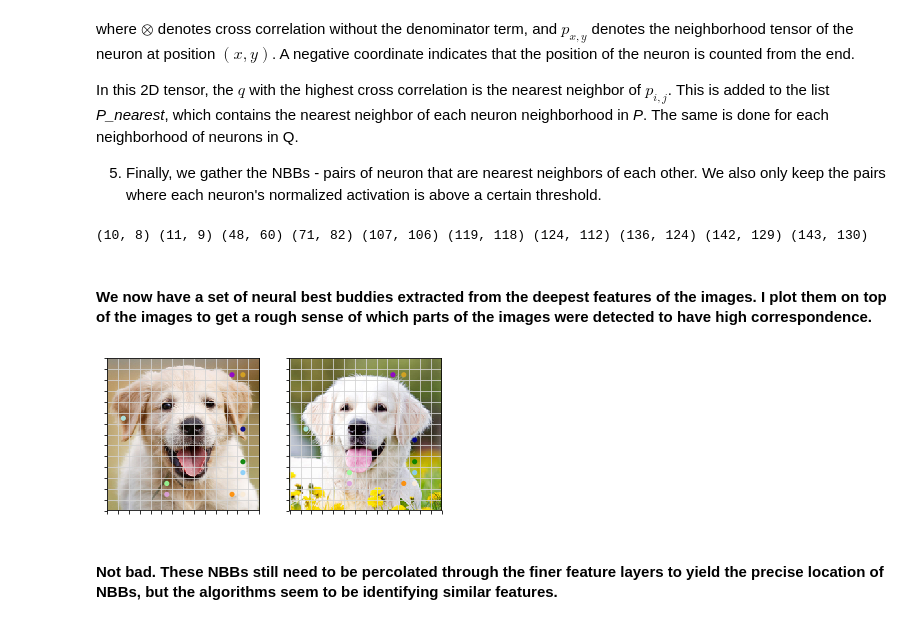
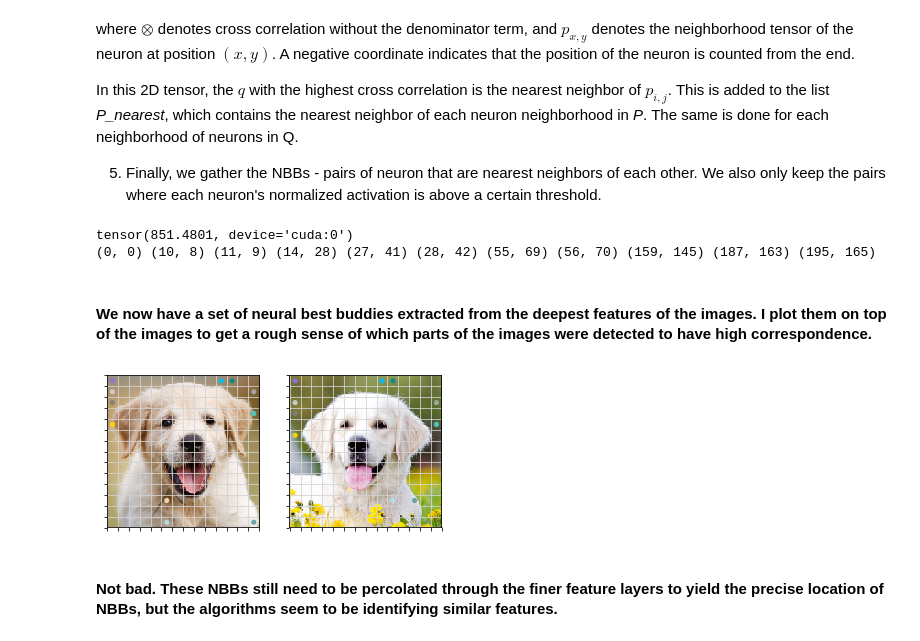
Before and after one commit to jackiexubm/NBB-Pytorch, a Jupyter notebook: neural_best_buddies.ipynb, the cells around one changed output. Drawn from its saved outputs; the diff is of its cells as text; code cells hidden in the pictures.

```diff
--- a/neural_best_buddies.ipynb
+++ b/neural_best_buddies.ipynb
@@ -125,7 +125,10 @@ class NeuralBestBuddies(torch.nn.Module):
 
     def _get_neighborhood(self, P, i, j, neigh_rad):
         # 2
-        return P.permute(1, 2, 0)[i - neigh_rad : i + neigh_rad + 1, j - neigh_rad : j + neigh_rad + 1].permute(2, 0, 1)
+        P = P.permute(1, 2, 0)
+        P_padded = torch.zeros((P.size()[0] + 2 * neigh_rad, P.size()[1] + 2 * neigh_rad, P.size()[2]))
+        P_padded[neigh_rad: -neigh_rad, neigh_rad: -neigh_rad] = P
+        return P_padded[i: i + 2 * neigh_rad + 1, j: j + 2 * neigh_rad + 1].permute(2, 0, 1)
 
     def forward(self, Ps, Qs, neigh_rad, gamma=0.05):
         """
@@ -147,23 +150,23 @@ class NeuralBestBuddies(torch.nn.Module):
 
         for P, Q in zip(Ps, Qs):
             #2
-            P_neigh_L2 = torch.empty((height-2*neigh_rad, width-2*neigh_rad))
-            Q_neigh_L2 = torch.empty((height-2*neigh_rad, width-2*neigh_rad))
-            for i in range(height-2*neigh_rad):
-                for j in range(width-2*neigh_rad):
-                    p_neigh = self._get_neighborhood(P, i + neigh_rad, j + neigh_rad, neigh_rad)
+            P_neigh_L2 = torch.ones((height, width))
+            Q_neigh_L2 = torch.ones((height, width))
+            for i in range(0, height):
+                for j in range(0, width):
+                    p_neigh = self._get_neighborhood(P, i, j, neigh_rad)
                     P_neigh_L2[i][j] = p_neigh.norm(2)
-                    q_neigh = self._get_neighborhood(Q, i + neigh_rad, j + neigh_rad, neigh_rad)
+                    q_neigh = self._get_neighborhood(Q, i, j, neigh_rad)
                     Q_neigh_L2[i][j] = q_neigh.norm(2)
             denom = (P_neigh_L2 * Q_neigh_L2).view(-1).cuda()
 
             P_nearest = []
             Q_nearest = []
-            for i in range(neigh_rad, height - neigh_rad):
-                for j in range(neigh_rad, width - neigh_rad):
+            for i in range(0, height):
+                for j in range(0, width):
                     p_neigh = self._get_neighborhood(P, i, j, neigh_rad)
                     # 1
-                    conv = torch.nn.Conv2d(n_channels, 1, neigh_rad * 2 + 1).cuda()
+                    conv = torch.nn.Conv2d(n_channels, 1, neigh_rad * 2 + 1, padding=neigh_rad).cuda()
                     conv.train(False)
                     conv.weight.data.copy_(p_neigh.unsqueeze(0))
                     p_cross_corrs = conv(Q.unsqueeze(0)).squeeze().view(-1)
@@ -172,7 +175,7 @@ class NeuralBestBuddies(torch.nn.Module):
                     P_nearest.append(p_cross_corrs.argmax())
 
                     q_neigh = self._get_neighborhood(Q, i, j, neigh_rad)
-                    conv = torch.nn.Conv2d(n_channels, 1, neigh_rad * 2 + 1).cuda()
+                    conv = torch.nn.Conv2d(n_channels, 1, neigh_rad * 2 + 1, padding=neigh_rad).cuda()
                     conv.train(False)
                     conv.weight.data.copy_(q_neigh.unsqueeze(0))
                     q_cross_corrs = conv(P.unsqueeze(0)).squeeze().view(-1)
@@ -180,12 +183,12 @@ class NeuralBestBuddies(torch.nn.Module):
                     Q_nearest.append(q_cross_corrs.argmax())
 
             # 5
-            P_L2 = P.clone().permute(1,2,0)[neigh_rad : -neigh_rad, neigh_rad : -neigh_rad].norm(2, 2).view(-1)
+            P_L2 = P.clone().permute(1,2,0).norm(2, 2).view(-1)
             P_L2_min = P_L2.min()
             P_L2_max = P_L2.max()
             P_normalized = (P_L2 - P_L2_min) / (P_L2_max - P_L2_min)
 
-            Q_L2 = Q.clone().permute(1,2,0)[neigh_rad : -neigh_rad, neigh_rad : -neigh_rad].norm(2, 2).view(-1)
+            Q_L2 = Q.clone().permute(1,2,0).norm(2, 2).view(-1)
             Q_L2_min = Q_L2.min()
             Q_L2_max = Q_L2.max()
             Q_normalized = (Q_L2 - Q_L2_min) / (Q_L2_max - Q_L2_min)
@@ -224,38 +227,39 @@ nbb = NeuralBestBuddies()
 lambda_5 = nbb(feat_a[4], feat_b[4], 1)
 print(*lambda_5)
 # %% [output]
-(10, 8) (11, 9) (48, 60) (71, 82) (107, 106) (119, 118) (124, 112) (136, 124) (142, 129) (143, 130)
+tensor(851.4801, device='cuda:0')
+(0, 0) (10, 8) (11, 9) (14, 28) (27, 41) (28, 42) (55, 69) (56, 70) (159, 145) (187, 163) (195, 165)
 # %% [markdown]
 #### We now have a set of neural best buddies extracted from the deepest features of the images. I plot them on top of the images to get a rough sense of which parts of the images were detected to have high correspondence.
 # %%
 import matplotlib.pyplot as plt
 import matplotlib.ticker as plticker
 from matplotlib import colors as mcolors
 from random import shuffle
 
 colors = list(dict(mcolors.BASE_COLORS, **mcolors.CSS4_COLORS).keys())
 shuffle(colors)
 
 def plot_with_grid(subplt, img, n_cells, neigh_rad, nbbs, a_or_b, my_dpi=60):
     ax=plt.subplot(*subplt)
     grid_width = im_a.size[0] / n_cells
     loc = plticker.MultipleLocator(base=grid_width)
     ax.xaxis.set_major_locator(loc)
     ax.yaxis.set_major_locator(loc)
     ax.set_xticklabels([])
     ax.set_yticklabels([])
     ax.grid(which='major', axis='both', linestyle='-', color='lightgrey')
     ax.imshow(img)
     nbb_index = 0 if a_or_b == 'a' else 1
     for index, coords in enumerate(nbbs):
-        j=grid_width/2+(coords[nbb_index]//(n_cells-2*neigh_rad)+neigh_rad)*grid_width
-        i=grid_width/2+(coords[nbb_index]%(n_cells-2*neigh_rad)+neigh_rad)*grid_width
+        j=grid_width/2+(coords[nbb_index]//(n_cells))*grid_width
+        i=grid_width/2+(coords[nbb_index]%(n_cells))*grid_width
         ax.add_artist(plt.Circle((i, j), 3, color=colors[index], alpha=0.9))
 
 plot_with_grid((1,2,1), im_a, feat_a[4].size()[2], 1, lambda_5, 'a')
 plot_with_grid((1,2,2), im_b, feat_a[4].size()[2], 1, lambda_5, 'b')
 # %% [output]
-[figure, old version]
+[figure, new version]
 # %% [markdown]
 #### Not bad. These NBBs still need to be percolated through the finer feature layers to yield the precise location of NBBs, but the algorithms seem to be identifying similar features.
 # %% [markdown]
```
Also changed, not shown: parts of 1 cell of this notebook.
